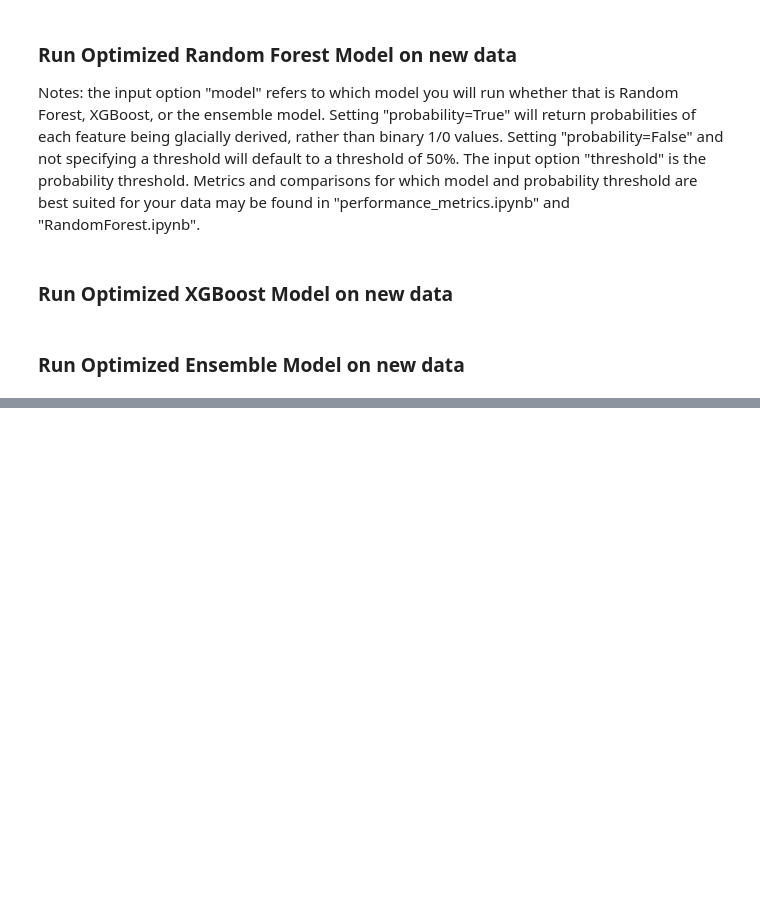
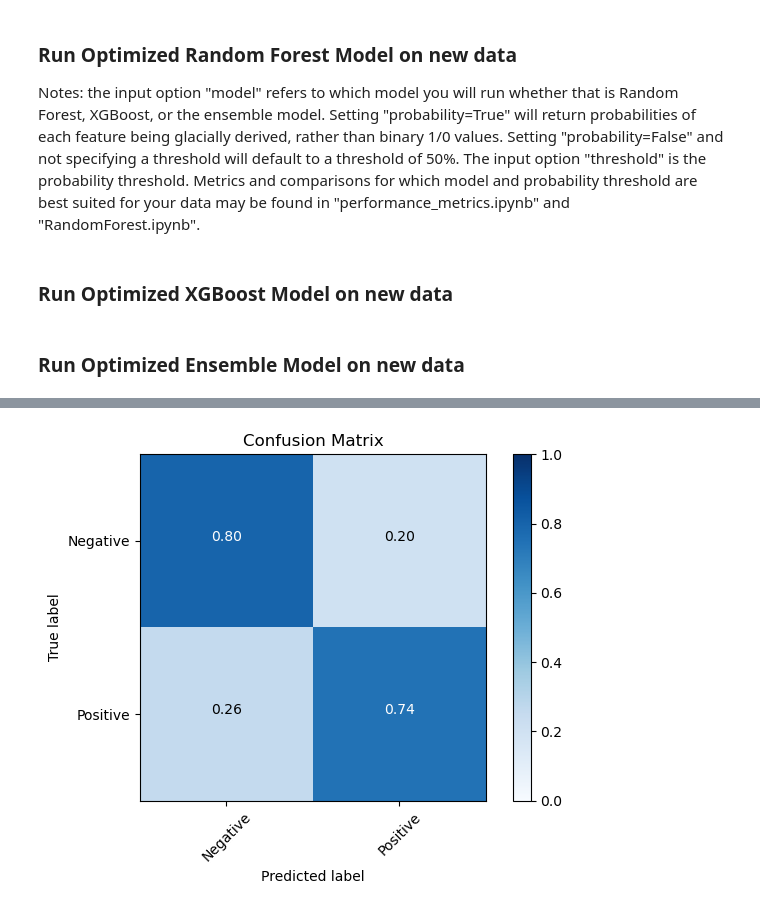
Before and after one commit to elliesch/bedfinder, a Jupyter notebook: newdata_applications.ipynb, the cells around one changed output, grey strips where cells are left out. Saved outputs shown, nothing was run; the diff lists cells and outputs as text; code cells hidden in the pictures; blank space fills up the shorter version.

```diff
--- a/newdata_applications.ipynb
+++ b/newdata_applications.ipynb
@@ -78,0 +171,6 @@ newdata.to_csv('~/rf_bedform_mapping/data/wi_models_output.csv', index=False)
+# %%
+ens_conf_matrix = confusion_matrix(measured_bedforms, ens_predicted_bedforms)
+# %%
+plot_rate_matrix(ens_conf_matrix)
+# %% [output]
+[figure, added]
```
Also changed, not shown: parts of 35 cells of this notebook.
